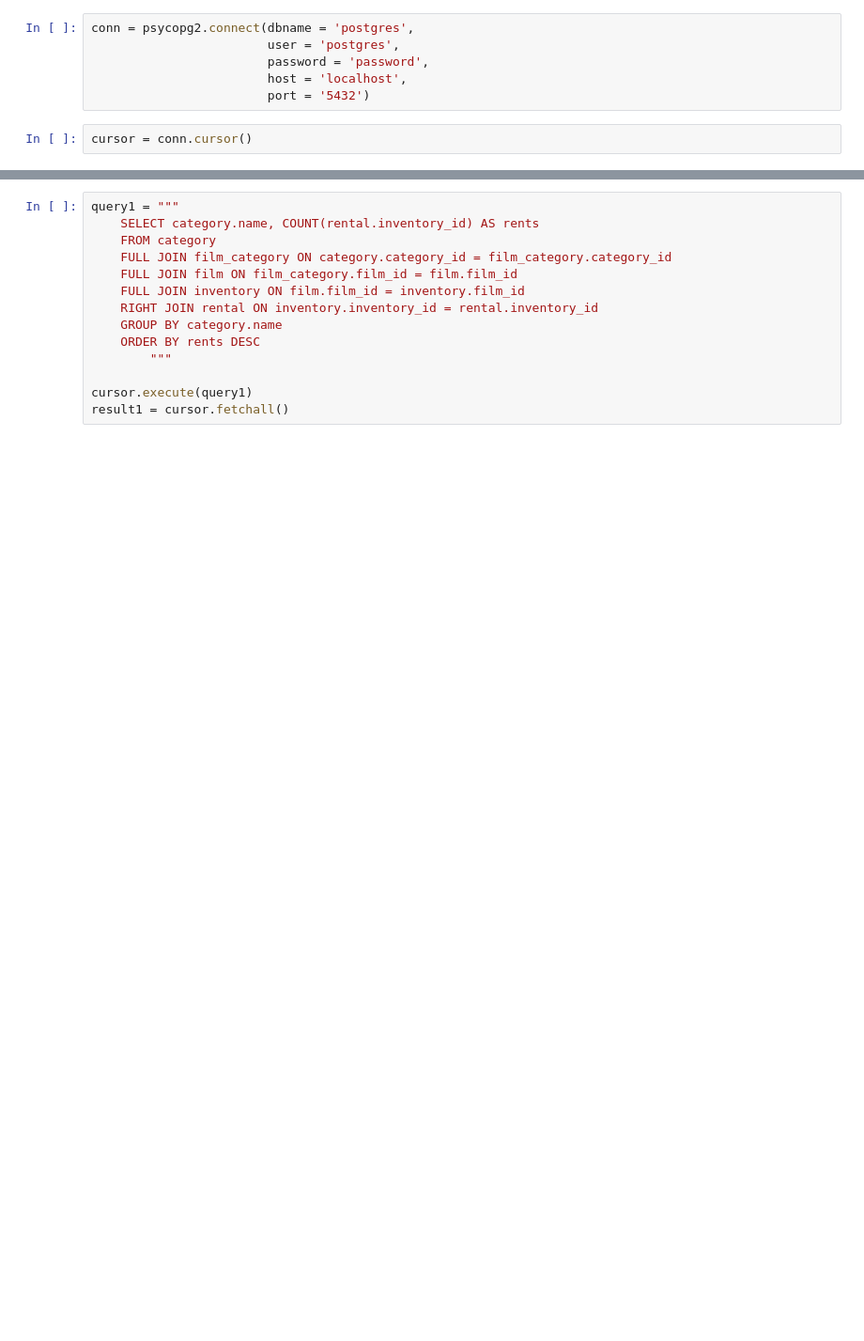
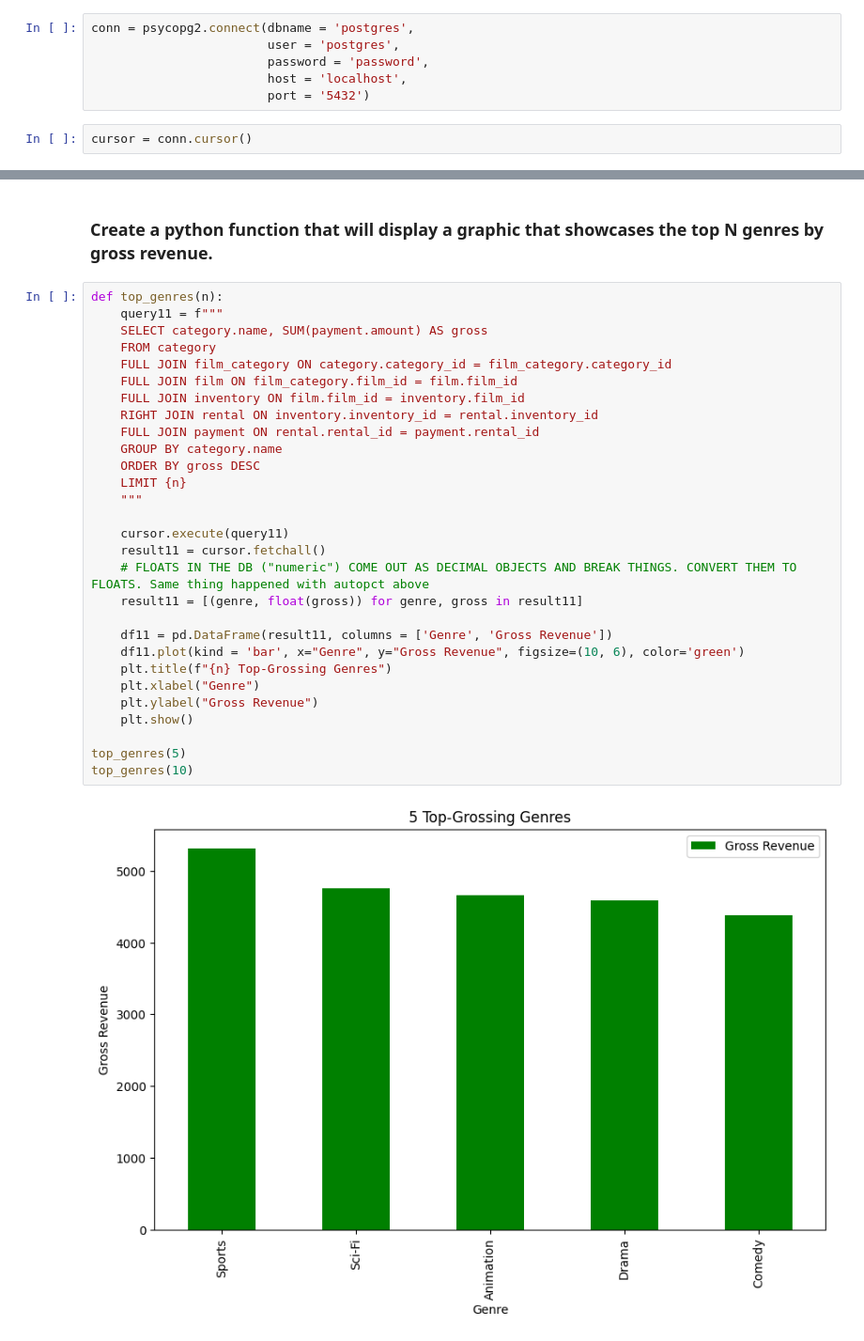
Before and after one commit to York-Solutions-B2E/andrew-kane-pagila-assignment, a Jupyter notebook: SQL-queries.ipynb, the cells around one changed output, grey strips where cells are left out. Shown at 94% size. Saved outputs shown, nothing was run; the diff lists cells and outputs as text; blank space fills up the shorter version.

Commit message:
solutions to sql and python questions

```diff
--- a/SQL-queries.ipynb
+++ b/SQL-queries.ipynb
@@ -14,14 +258,33 @@ cursor = conn.cursor()
+# %% [markdown]
+### Create a python function that will display a graphic that showcases the top N genres by gross revenue.
 # %%
-query1 = """
-    SELECT category.name, COUNT(rental.inventory_id) AS rents
+def top_genres(n):
+    query11 = f"""
+    SELECT category.name, SUM(payment.amount) AS gross
     FROM category
     FULL JOIN film_category ON category.category_id = film_category.category_id
     FULL JOIN film ON film_category.film_id = film.film_id
     FULL JOIN inventory ON film.film_id = inventory.film_id
     RIGHT JOIN rental ON inventory.inventory_id = rental.inventory_id
+    FULL JOIN payment ON rental.rental_id = payment.rental_id
     GROUP BY category.name
-    ORDER BY rents DESC
-        """
+    ORDER BY gross DESC
+    LIMIT {n}
+    """
 
-cursor.execute(query1)
-result1 = cursor.fetchall()
+    cursor.execute(query11)
+    result11 = cursor.fetchall()
+    # FLOATS IN THE DB ("numeric") COME OUT AS DECIMAL OBJECTS AND BREAK THINGS. CONVERT THEM TO FLOATS. Same thing happened with autopct above
+    result11 = [(genre, float(gross)) for genre, gross in result11]
+
+    df11 = pd.DataFrame(result11, columns = ['Genre', 'Gross Revenue'])
+    df11.plot(kind = 'bar', x="Genre", y="Gross Revenue", figsize=(10, 6), color='green')
+    plt.title(f"{n} Top-Grossing Genres")
+    plt.xlabel("Genre")
+    plt.ylabel("Gross Revenue")
+    plt.show()
+
+top_genres(5)
+top_genres(10)
+# %% [output]
+[figure, added]
```
Also changed, not shown: parts of 28 cells of this notebook.
